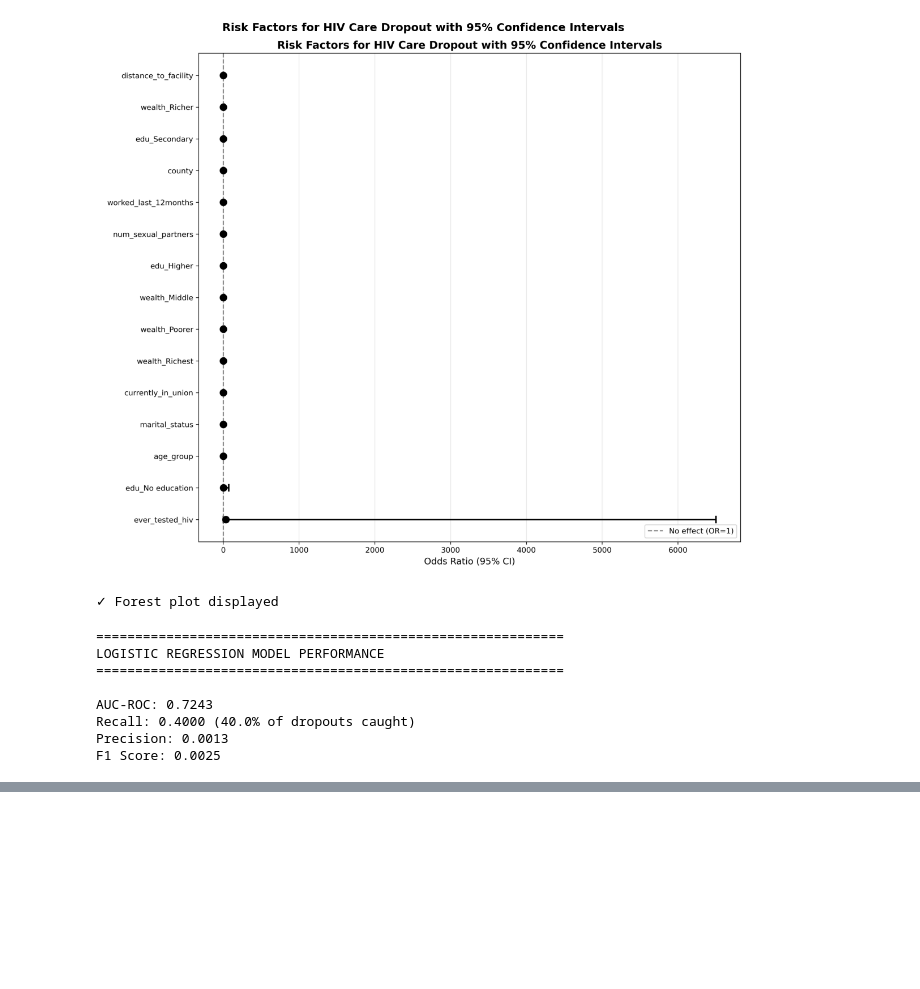
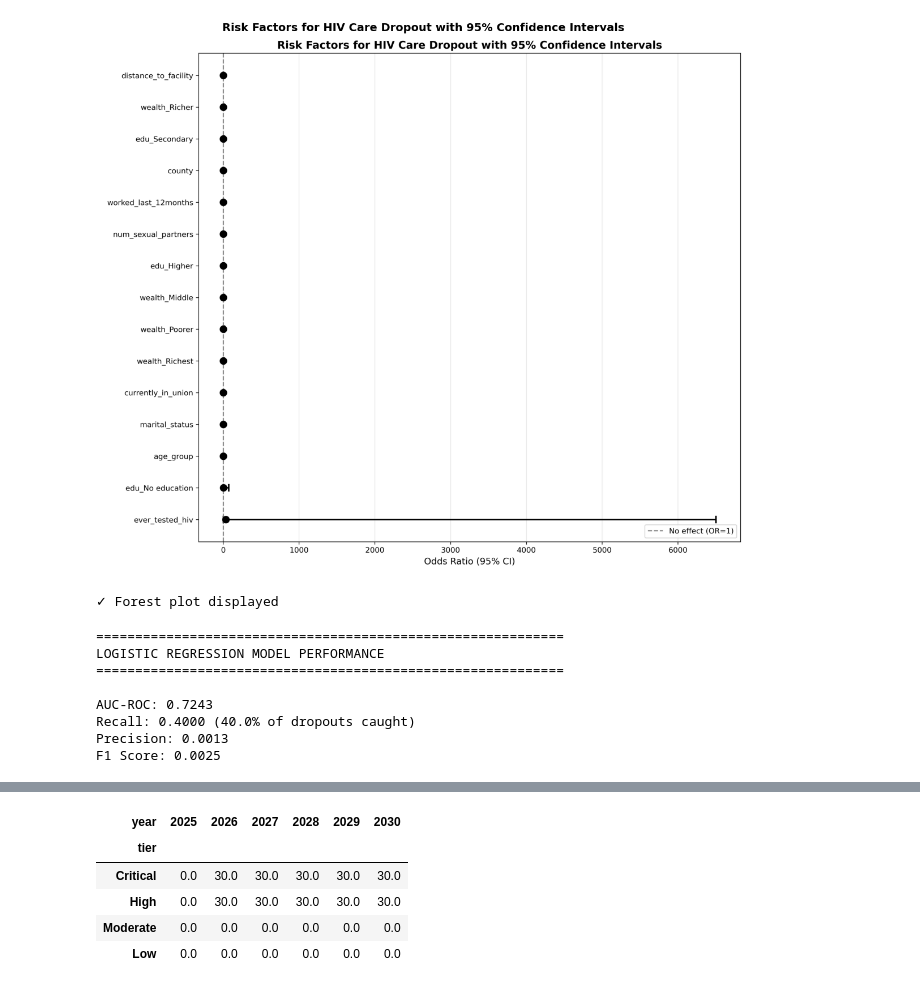
Before and after one commit to Daniellamuli/Phase-5-HIV-Care-Gap-AI, a Jupyter notebook: notebooks/08_model_evaluation.ipynb, the cells around one changed output, grey strips where cells are left out. Cells and saved outputs as stored; diff of their text form; code cells hidden in the pictures; blank space fills up the shorter version.

```diff
--- a/notebooks/08_model_evaluation.ipynb
+++ b/notebooks/08_model_evaluation.ipynb
@@ -605,0 +793,75 @@ MODEL 2 EVALUATION SUMMARY
+# %%
+# Calculate Scenario B improvement % over Scenario A
+# for each tier and year
+
+improvement_rows = []
+
+for tier in TIER_LABELS:
+
+    a_tier = scenario_a_df[
+        scenario_a_df["tier"] == tier
+    ].sort_values("year")
+
+    b_tier = scenario_b_df[
+        scenario_b_df["tier"] == tier
+    ].sort_values("year")
+
+    if a_tier.empty or b_tier.empty:
+        continue
+
+    for year in sorted(a_tier["year"].unique()):
+
+        iit_a = a_tier.loc[
+            a_tier["year"] == year,
+            CGI_IIT_COL
+        ].values[0]
+
+        iit_b = b_tier.loc[
+            b_tier["year"] == year,
+            CGI_IIT_COL
+        ].values[0]
+
+        # Improvement formula from Day 6 task
+        improvement_pct = (
+            (iit_a - iit_b) / iit_a * 100
+            if iit_a > 0 else 0
+        )
+
+        improvement_rows.append({
+            "tier":              tier,
+            "year":              year,
+            "iit_scenario_a":    round(iit_a, 6),
+            "iit_scenario_b":    round(iit_b, 6),
+            "iit_reduction":     round(iit_a - iit_b, 6),
+            "improvement_pct":   round(improvement_pct, 2),
+        })
+
+improvement_df = pd.DataFrame(improvement_rows)
+
+# Pivot for clean display
+pivot = improvement_df.pivot_table(
+    index="tier",
+    columns="year",
+    values="improvement_pct"
+).reindex(TIER_LABELS)
+
+print("Scenario B IIT Improvement % over Scenario A")
+print("(positive = better than BAU, 0 = no intervention)\n")
+display(pivot.round(2))
+
+print("\nKey findings:")
+for tier in BRIDGED_TIERS:
+    val_2030 = improvement_df[
+        (improvement_df["tier"] == tier) &
+        (improvement_df["year"] == FORECAST_YEAR_END)
+    ]["improvement_pct"].values[0]
+    print(
+        f"  {tier:10s}: "
+        f"{val_2030:.1f}% IIT reduction by {FORECAST_YEAR_END}"
+    )
+
+for tier in [t for t in TIER_LABELS if t not in BRIDGED_TIERS]:
+    print(
+        f"  {tier:10s}: 0.0% (BAU — no intervention applied)"
+    )
+# %% [output]
@@ -605,0 +870,6 @@ MODEL 2 EVALUATION SUMMARY
+| year | 2025 | 2026 | 2027 | 2028 | 2029 | 2030 |
+| tier |  |  |  |  |  |  |
+| Critical | 0.0 | 30.0 | 30.0 | 30.0 | 30.0 | 30.0 |
+| High | 0.0 | 30.0 | 30.0 | 30.0 | 30.0 | 30.0 |
+| Moderate | 0.0 | 0.0 | 0.0 | 0.0 | 0.0 | 0.0 |
+| Low | 0.0 | 0.0 | 0.0 | 0.0 | 0.0 | 0.0 |
```
Also changed, not shown: parts of 24 cells of this notebook.
